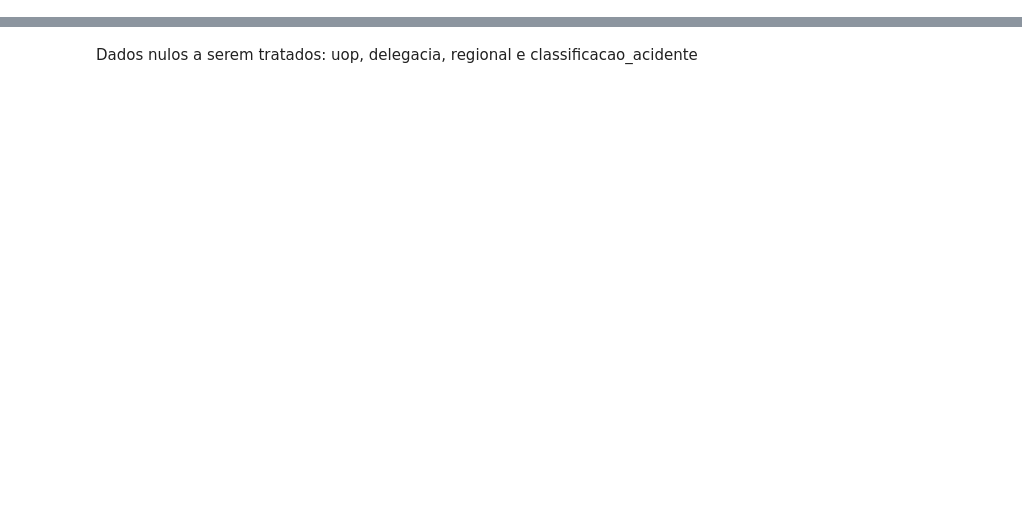
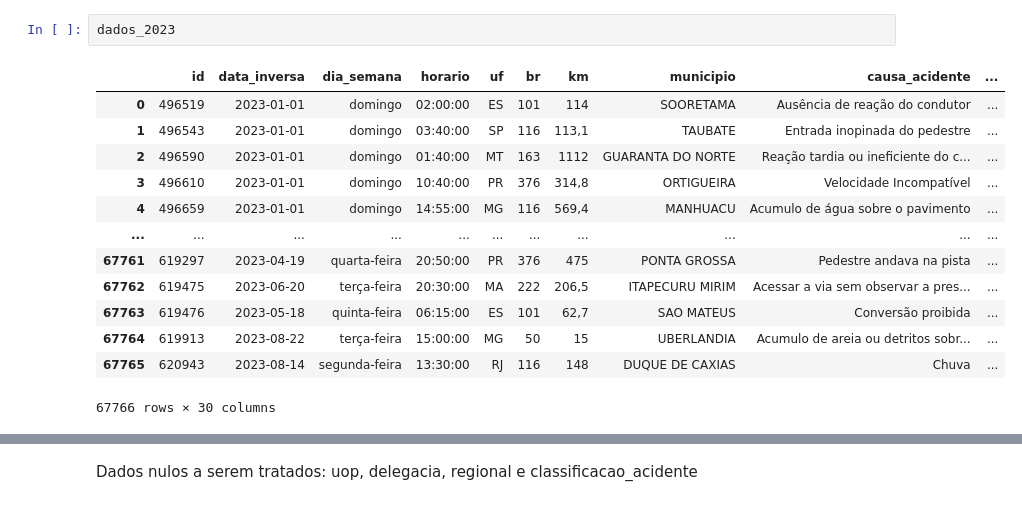
Before and after one commit to mmdes/traffic-accidents-analysis, a Jupyter notebook: notebooks/exploratory_analysis.ipynb, the cells around one changed output, grey strips where cells are left out. Cells and saved outputs as stored; diff of their text form; blank space fills up the shorter version.

```diff
--- a/notebooks/exploratory_analysis.ipynb
+++ b/notebooks/exploratory_analysis.ipynb
@@ -12,0 +68,16 @@ df4 = pd.read_csv(base_path + '2024.csv', sep=',')
+# %%
+dados_2023
+# %% [output]
+|  | id | data_inversa | dia_semana | horario | uf | br | km | municipio | causa_acidente | ... |
+| 0 | 496519 | 2023-01-01 | domingo | 02:00:00 | ES | 101 | 114 | SOORETAMA | Ausência de reação do condutor | ... |
+| 1 | 496543 | 2023-01-01 | domingo | 03:40:00 | SP | 116 | 113,1 | TAUBATE | Entrada inopinada do pedestre | ... |
+| 2 | 496590 | 2023-01-01 | domingo | 01:40:00 | MT | 163 | 1112 | GUARANTA DO NORTE | Reação tardia ou ineficiente do c... | ... |
+| 3 | 496610 | 2023-01-01 | domingo | 10:40:00 | PR | 376 | 314,8 | ORTIGUEIRA | Velocidade Incompatível | ... |
+| 4 | 496659 | 2023-01-01 | domingo | 14:55:00 | MG | 116 | 569,4 | MANHUACU | Acumulo de água sobre o pavimento | ... |
+| ... | ... | ... | ... | ... | ... | ... | ... | ... | ... | ... |
+| 67761 | 619297 | 2023-04-19 | quarta-feira | 20:50:00 | PR | 376 | 475 | PONTA GROSSA | Pedestre andava na pista | ... |
+| 67762 | 619475 | 2023-06-20 | terça-feira | 20:30:00 | MA | 222 | 206,5 | ITAPECURU MIRIM | Acessar a via sem observar a pres... | ... |
+| 67763 | 619476 | 2023-05-18 | quinta-feira | 06:15:00 | ES | 101 | 62,7 | SAO MATEUS | Conversão proibida | ... |
+| 67764 | 619913 | 2023-08-22 | terça-feira | 15:00:00 | MG | 50 | 15 | UBERLANDIA | Acumulo de areia ou detritos sobr... | ... |
+| 67765 | 620943 | 2023-08-14 | segunda-feira | 13:30:00 | RJ | 116 | 148 | DUQUE DE CAXIAS | Chuva | ... |
+67766 rows × 30 columns
```
Also changed, not shown: parts of 27 cells of this notebook.
